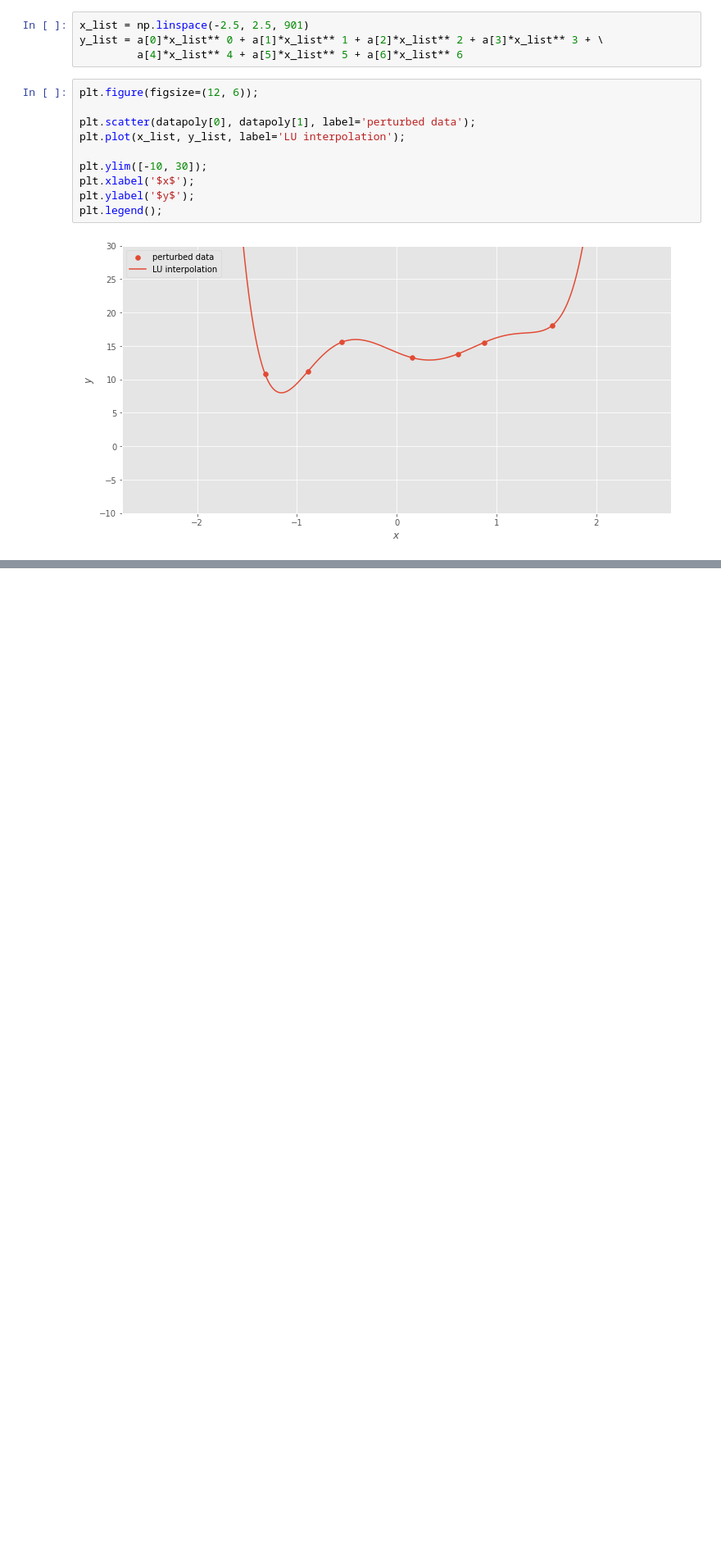
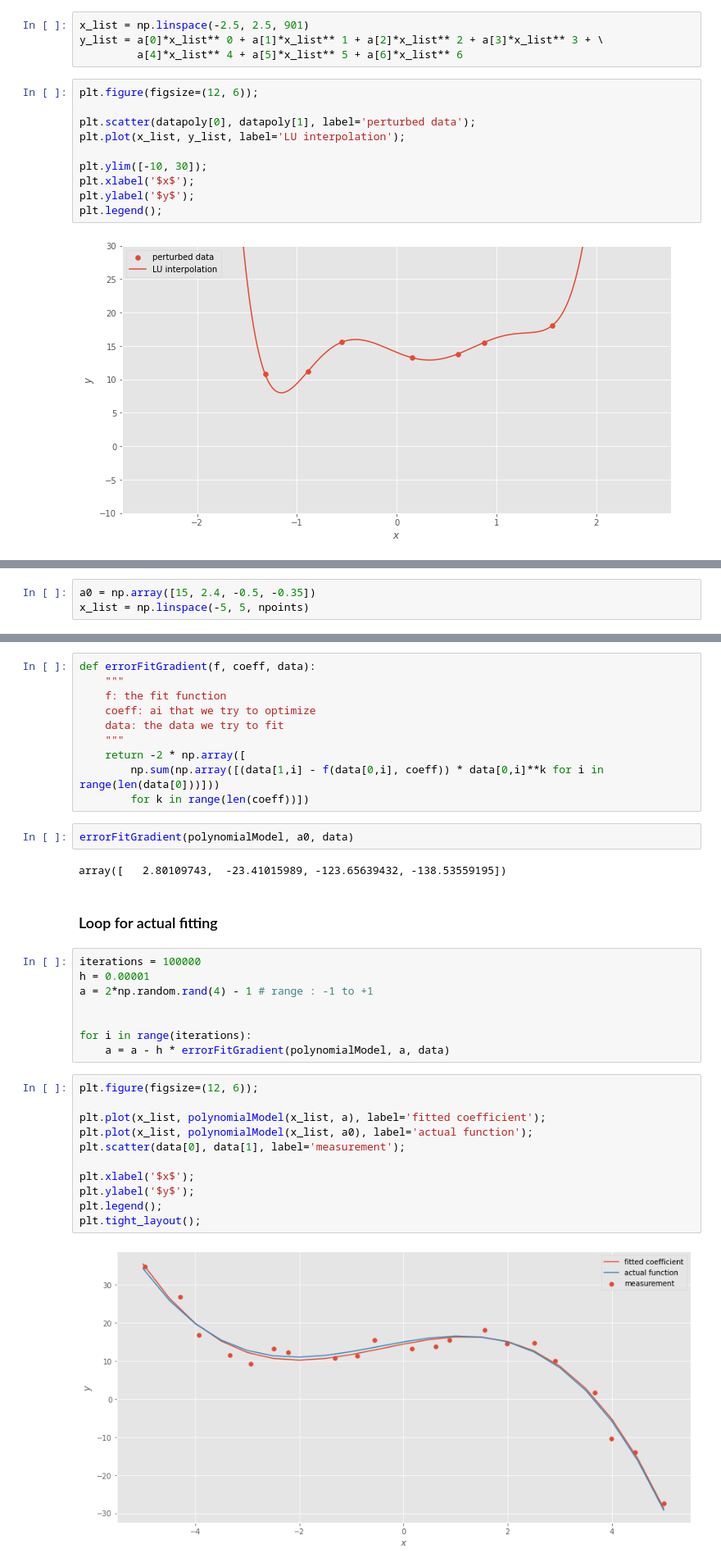
Before and after one commit to sandyherho/physComp, a Jupyter notebook: 02_taylorInterp/02.ipynb, the cells around one changed output, grey strips where cells are left out. Shown at 82% size. Saved outputs shown, nothing was run; the diff lists cells and outputs as text; blank space fills up the shorter version.

```diff
--- a/02_taylorInterp/02.ipynb
+++ b/02_taylorInterp/02.ipynb
@@ -286,0 +248,3 @@ errorFit(polynomialModel, a0, data)
+# %%
+a0 = np.array([15, 2.4, -0.5, -0.35])
+x_list = np.linspace(-5, 5, npoints)
@@ -286,0 +293,37 @@ errorFit(polynomialModel, a0, data)
+# %%
+def errorFitGradient(f, coeff, data):
+    """
+    f: the fit function
+    coeff: ai that we try to optimize
+    data: the data we try to fit
+    """
+    return -2 * np.array([
+        np.sum(np.array([(data[1,i] - f(data[0,i], coeff)) * data[0,i]**k for i in range(len(data[0]))]))
+        for k in range(len(coeff))])
+# %%
+errorFitGradient(polynomialModel, a0, data)
+# %% [output]
+array([   2.80109743,  -23.41015989, -123.65639432, -138.53559195])
+# %% [markdown]
+### Loop for actual fitting
+# %%
+iterations = 100000
+h = 0.00001
+a = 2*np.random.rand(4) - 1 # range : -1 to +1
+
+
+for i in range(iterations):
+    a = a - h * errorFitGradient(polynomialModel, a, data)
+# %%
+plt.figure(figsize=(12, 6));
+
+plt.plot(x_list, polynomialModel(x_list, a), label='fitted coefficient');
+plt.plot(x_list, polynomialModel(x_list, a0), label='actual function');
+plt.scatter(data[0], data[1], label='measurement');
+
+plt.xlabel('$x$');
+plt.ylabel('$y$');
+plt.legend();
+plt.tight_layout();
+# %% [output]
+[figure, added]
```
Also changed, not shown: parts of 26 cells of this notebook.
